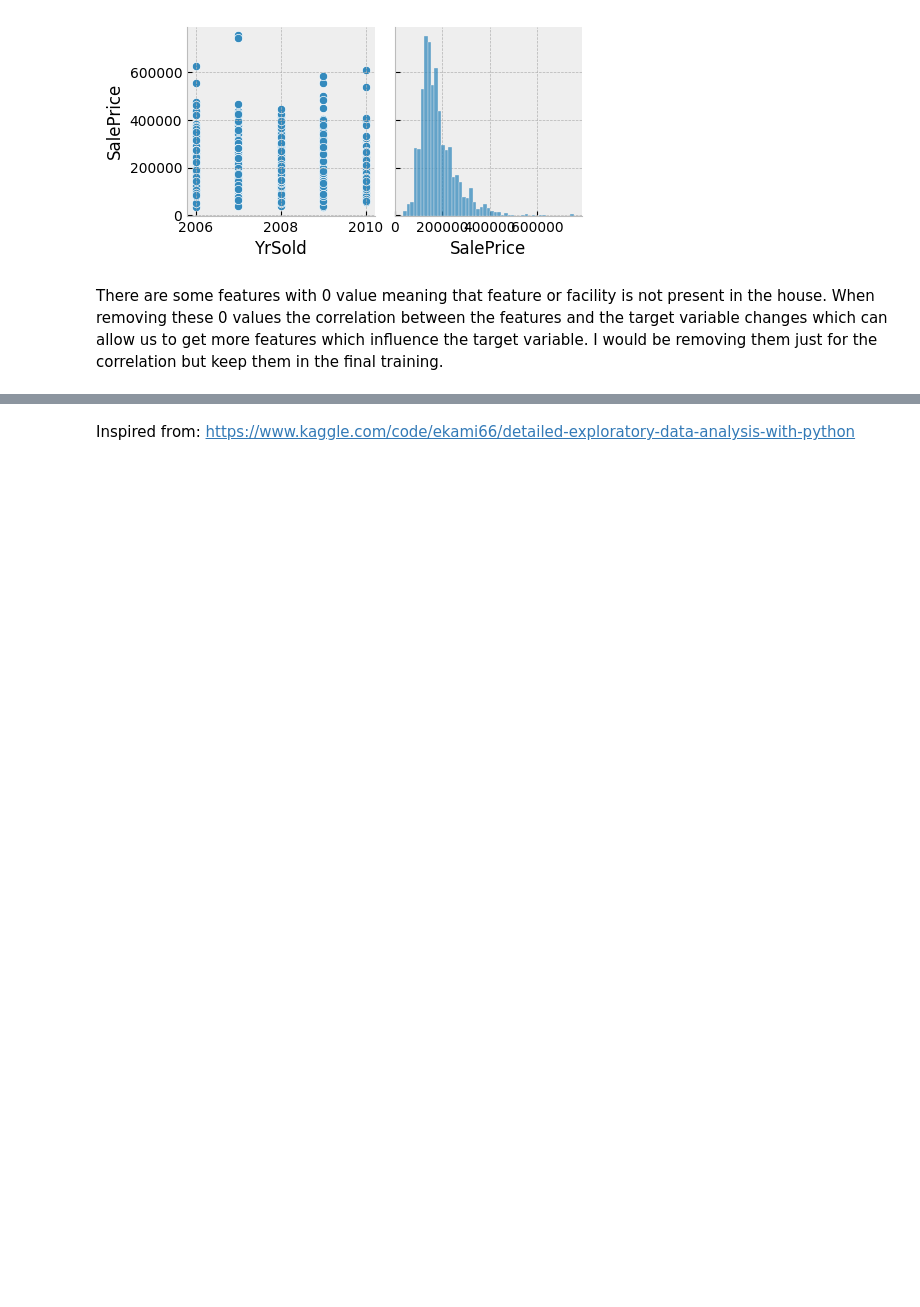
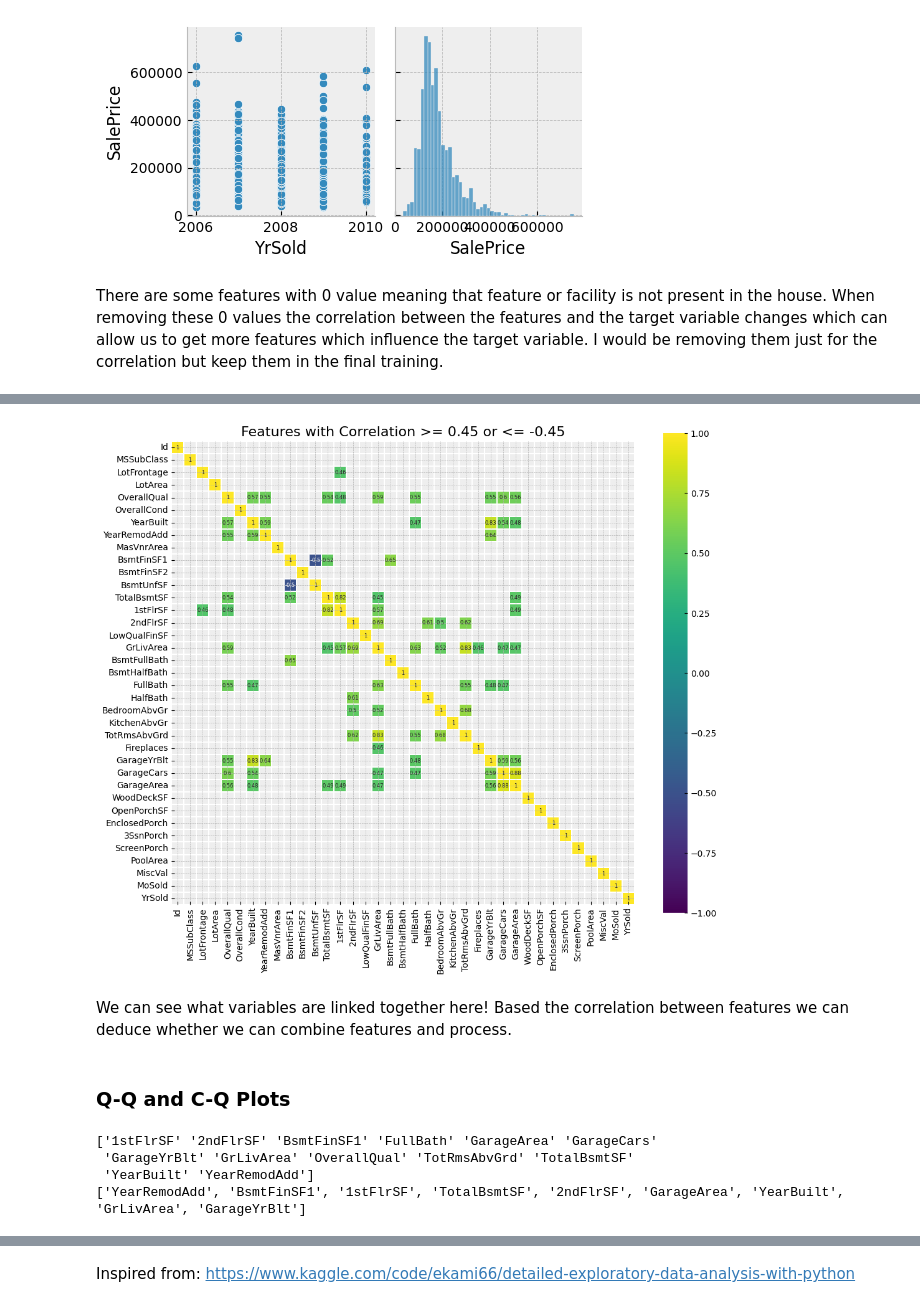
Before and after one commit to bharath03-a/house_rate_prediction, a Jupyter notebook: eda.ipynb, the cells around one changed output, grey strips where cells are left out. Saved outputs shown, nothing was run; the diff lists cells and outputs as text; code cells hidden in the pictures; blank space fills up the shorter version.

```diff
--- a/eda.ipynb
+++ b/eda.ipynb
@@ -148,0 +189,34 @@ There are some features with 0 value meaning that feature or facility is not pre
+# %%
+def plot_high_correlations(data, target_var, threshold=0.45):
+    corr = data.drop(columns=[target_var]).corr()
+    mask = (corr >= threshold) | (corr <= -threshold)
+
+    plt.figure(figsize=(12, 10))
+
+    sns.heatmap(corr[mask],
+                cmap='viridis', vmax=1.0, vmin=-1.0, linewidths=0.1,
+                annot=True, annot_kws={"size": 6}, square=True)
+    plt.title(f'Features with Correlation >= {threshold} or <= -{threshold}', fontsize=16)
+    plt.show()
+# %%
+plot_high_correlations(train_data_num, 'SalePrice')
+# %% [output]
+[figure, added]
+# %% [markdown]
+We can see what variables are linked together here! Based the correlation between features we can deduce whether we can combine features and process.
+# %% [markdown]
+### **Q-Q and C-Q Plots**
+# %%
+# Relation between quantitative features
+get_feat = np.intersect1d(train_data_num.columns.to_list(), top_feat)
+print(get_feat)
+
+# features which are categorical numerical values
+get_feat = list(set(get_feat) - set(["FullBath", "GarageCars", "OverallQual", "TotRmsAbvGrd"]))
+# train_data_num['YearRemodAdd'].nunique()
+print(get_feat)
+# %% [output]
+['1stFlrSF' '2ndFlrSF' 'BsmtFinSF1' 'FullBath' 'GarageArea' 'GarageCars'
+ 'GarageYrBlt' 'GrLivArea' 'OverallQual' 'TotRmsAbvGrd' 'TotalBsmtSF'
+ 'YearBuilt' 'YearRemodAdd']
+['YearRemodAdd', 'BsmtFinSF1', '1stFlrSF', 'TotalBsmtSF', '2ndFlrSF', 'GarageArea', 'YearBuilt', 'GrLivArea', 'GarageYrBlt']
```
Also changed, not shown: parts of 15 cells of this notebook, 3 other files.
